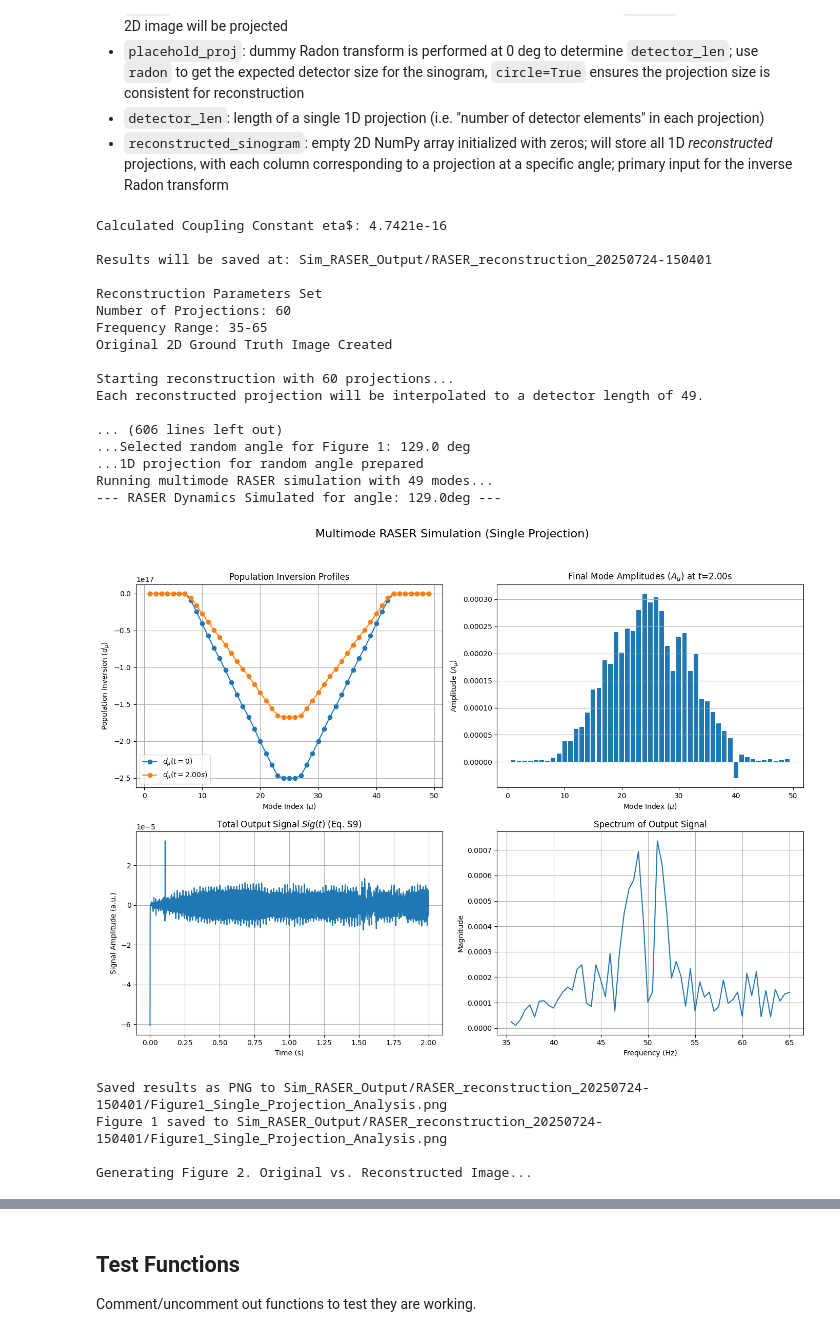
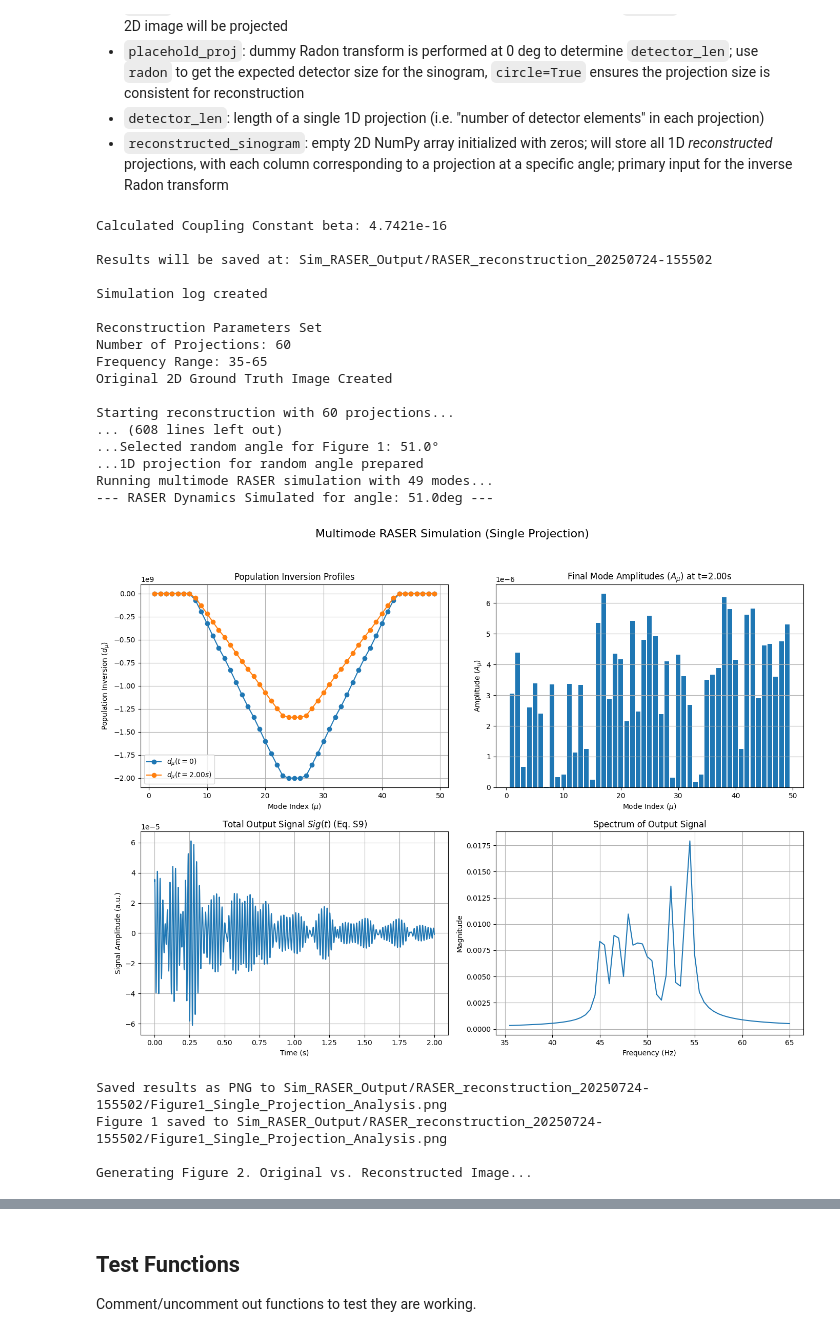
Before and after one commit to oREAGanoWombat/RASER-simulation, a Jupyter notebook: RASER-simulation.ipynb, the cells around one changed output, grey strips where cells are left out. Cells and saved outputs as stored; diff of their text form; code cells hidden in the pictures.

Commit message:
script now creates simulation_log.txt with some helpful info

```diff
--- a/RASER-simulation.ipynb
+++ b/RASER-simulation.ipynb
@@ -338,7 +338,7 @@ if __name__ == '__main__':
     delta_nu = 0.2
     Delta = 10.0
     nu_0 = 50.0
-    d0_total = -25e16
+    d0_total = -2e9
     cplng_beta_calc = (mu_0 * h_bar * gamma_h**2 * q_factor) / (4 * v_s)
     print(f'Calculated Coupling Constant beta: {cplng_beta_calc:.4e}\n')
 
@@ -349,6 +349,28 @@ if __name__ == '__main__':
     makedirs(results_dir)
     print(f'Results will be saved at: {results_dir}\n')
 
+    # create log file with important information
+    with open('simulation_log.txt', 'w') as log:
+        log.write(f'Simulation Log for {results_dir} directory\n')
+        log.write('~~~\n')
+        log.write('--- Physical Constants and Experimental Parameters ---\n')
+        log.write('mu_0: {mu_0}\n')
+        log.write('h_bar: {h_bar}\n')
+        log.write('gamma_h: {gamma_h}\n')
+        log.write('T1: {T1}\n')
+        log.write('T2: {T2}\n')
+        log.write('q_factor: {q_factor}\n')
+        log.write('v_s: {v_s}\n')
+        log.write('n_modes: {n_modes}\n')
+        log.write('delta_nu: {delta_nu}\n')
+        log.write('Delta: {Delta}\n')
+        log.write('nu_0: {nu_0}\n')
+        log.write('d0_total: {d0_total}\n')
+        log.write('cplng_beta_calc: {cplng_beta_calc}\n')
+        log.write('\n')
+    print('Simulation log created\n')
+    log.close()
+
     # --- Reconstruction Parameters ---
     n_proj = 60
     min_freq_hz = 35
@@ -356,6 +378,10 @@ if __name__ == '__main__':
     print('Reconstruction Parameters Set')
     print(f'Number of Projections: {n_proj}')
     print(f'Frequency Range: {min_freq_hz}-{max_freq_hz}')
+    with open('simulation_log.txt', 'a') as log:
+        log.write(f'Number of Projections: {n_proj}\n')
+        log.write(f'Frequency Range: {min_freq_hz}-{max_freq_hz}\n')
+    log.close()
 
     # Create original 2D image
     init_map = create_sample_inversion_map(shape=(n_modes, n_modes)) # shape determined by n_modes
@@ -368,6 +394,9 @@ if __name__ == '__main__':
     reconstructed_sinogram = np.zeros((detector_len, n_proj))
     print(f'Starting reconstruction with {n_proj} projections...')
     print(f'Each reconstructed projection will be interpolated to a detector length of {detector_len}.\n')
+    with open('simulation_log.txt', 'a') as log:
+        log.write(f'theta: {theta}\n')
+    log.close()
 
     # --- Main Tomography Loop ---
     for i, angle in enumerate(theta): # iterate through each angle defined in theta
@@ -445,7 +474,11 @@ if __name__ == '__main__':
     print('Generating Figure 1. Detailed analysis for a single random projection...')
     rand_index = random.randint(0, n_proj - 1)
     rand_angle = theta[rand_index]
-    print(f'...Selected random angle for Figure 1: {rand_angle:.1f} deg')
+    print(f'...Selected random angle for Figure 1: {rand_angle:.1f}°')
+    with open('simulation_log.txt', 'a') as log:
+        log.write('\n')
+        log.write(f'Random Angle for Figure 1: {rand_angle:.1f}°\n')
+    log.close()
 
     # 1D projection for random angle, normalize and scale
     rand_proj = radon(init_map, theta=[rand_angle], circle=True).flatten()
@@ -475,42 +508,42 @@ if __name__ == '__main__':
     print(f'Figure 2 saved to {results_dir}/Figure2_Reconstruction_Comparison.png\n')
 
     print('--- SIMULATION COMPLETE ---')
     print('Physical Constants & Experimental Parameters')
     print(f"""
     mu_0: {mu_0}
     h_bar: {h_bar}
     gamma_h: {gamma_h}
     T1: {T1}
     T2: {T2}
     q_factor: {q_factor}
     v_s: {v_s}
     n_modes: {n_modes}
     delta_nu: {delta_nu}
     Delta: {Delta}
     nu_0: {nu_0}
     d0_total: {d0_total}
     cplng_beta_calc: {cplng_beta_calc}
     """)
 # %% [output]
-Calculated Coupling Constant eta$: 4.7421e-16
+Calculated Coupling Constant beta: 4.7421e-16
 
-Results will be saved at: Sim_RASER_Output/RASER_reconstruction_20250724-150401
+Results will be saved at: Sim_RASER_Output/RASER_reconstruction_20250724-155502
+
+Simulation log created
 
 Reconstruction Parameters Set
 Number of Projections: 60
 Frequency Range: 35-65
 Original 2D Ground Truth Image Created
 
 Starting reconstruction with 60 projections...
-Each reconstructed projection will be interpolated to a detector length of 49.
-
-... (606 lines left out)
-...Selected random angle for Figure 1: 129.0 deg
+... (608 lines left out)
+...Selected random angle for Figure 1: 51.0°
 ...1D projection for random angle prepared
 Running multimode RASER simulation with 49 modes...
---- RASER Dynamics Simulated for angle: 129.0deg ---
+--- RASER Dynamics Simulated for angle: 51.0deg ---
-[figure, old version]
+[figure, new version]
-Saved results as PNG to Sim_RASER_Output/RASER_reconstruction_20250724-150401/Figure1_Single_Projection_Analysis.png
-Figure 1 saved to Sim_RASER_Output/RASER_reconstruction_20250724-150401/Figure1_Single_Projection_Analysis.png
+Saved results as PNG to Sim_RASER_Output/RASER_reconstruction_20250724-155502/Figure1_Single_Projection_Analysis.png
+Figure 1 saved to Sim_RASER_Output/RASER_reconstruction_20250724-155502/Figure1_Single_Projection_Analysis.png
 
 Generating Figure 2. Original vs. Reconstructed Image...
```
Also changed, not shown: parts of 1 cell of this notebook.
